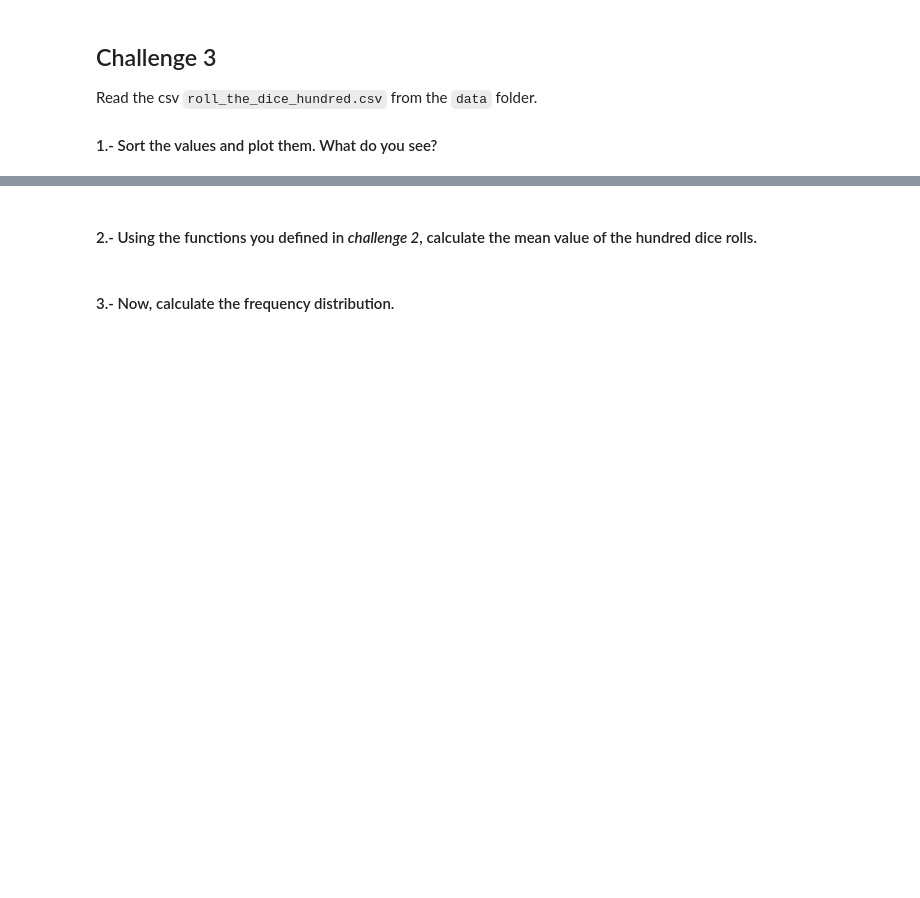
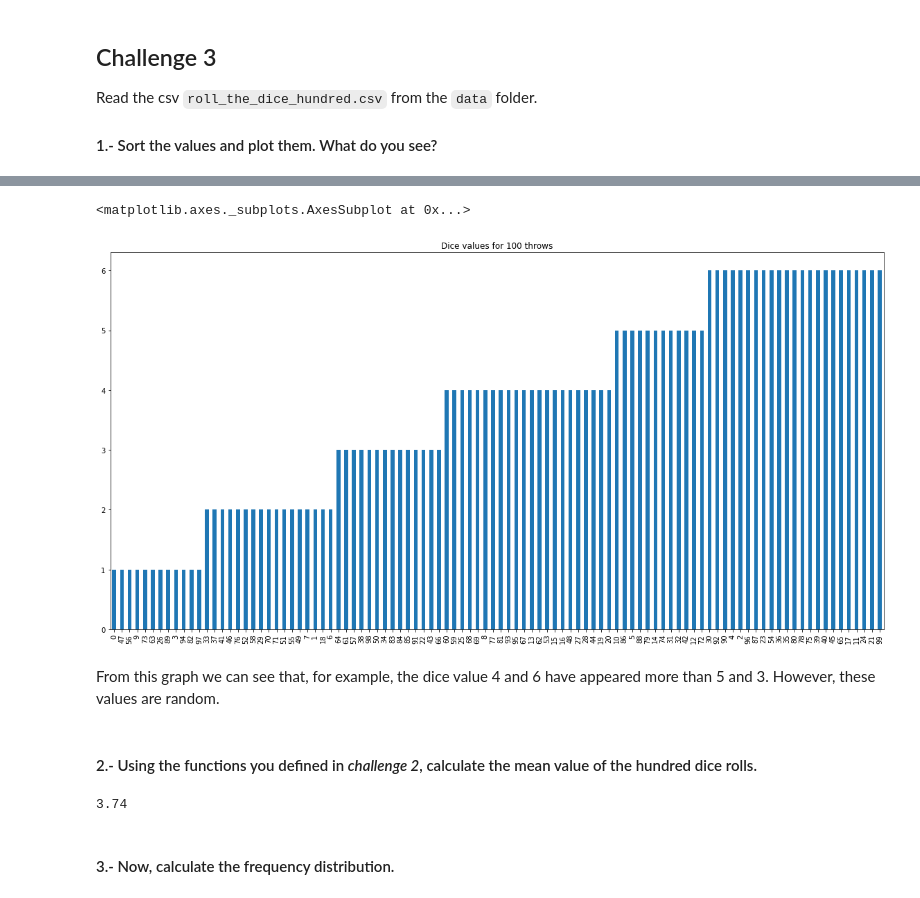
Before and after one commit to ta-data-bcn/descriptive-stats, a Jupyter notebook: your-code/main.ipynb, the cells around one changed output, grey strips where cells are left out. Drawn from its saved outputs; the diff is of its cells as text; code cells hidden in the pictures; blank space fills up the shorter version.

```diff
--- a/your-code/main.ipynb
+++ b/your-code/main.ipynb
@@ -142,0 +169,3 @@ your comments here
+# %%
+sorted_values = roll_dice_values.sort_values(by='value')
+sorted_values.head()
@@ -142,0 +179,5 @@ your comments here
+# %%
+sorted_values.value.plot(kind='bar', title='Dice values for 100 throws', figsize=(20,10))
+# %% [output]
+<matplotlib.axes._subplots.AxesSubplot at 0x...>
+[figure, added]
@@ -143,2 +186,4 @@ your comments here
+# %% [markdown]
+From this graph we can see that, for example, the dice value 4 and 6 have appeared more than 5 and 3. However, these values are random.
 # %% [markdown]
 #### 2.- Using the functions you defined in *challenge 2*, calculate the mean value of the hundred dice rolls.
@@ -147,2 +190,6 @@ your comments here
+# %%
+mean_values(sorted_values.value)
+# %% [output]
+3.74
 # %% [markdown]
 #### 3.- Now, calculate the frequency distribution.
```
Also changed, not shown: parts of 70 cells of this notebook.
